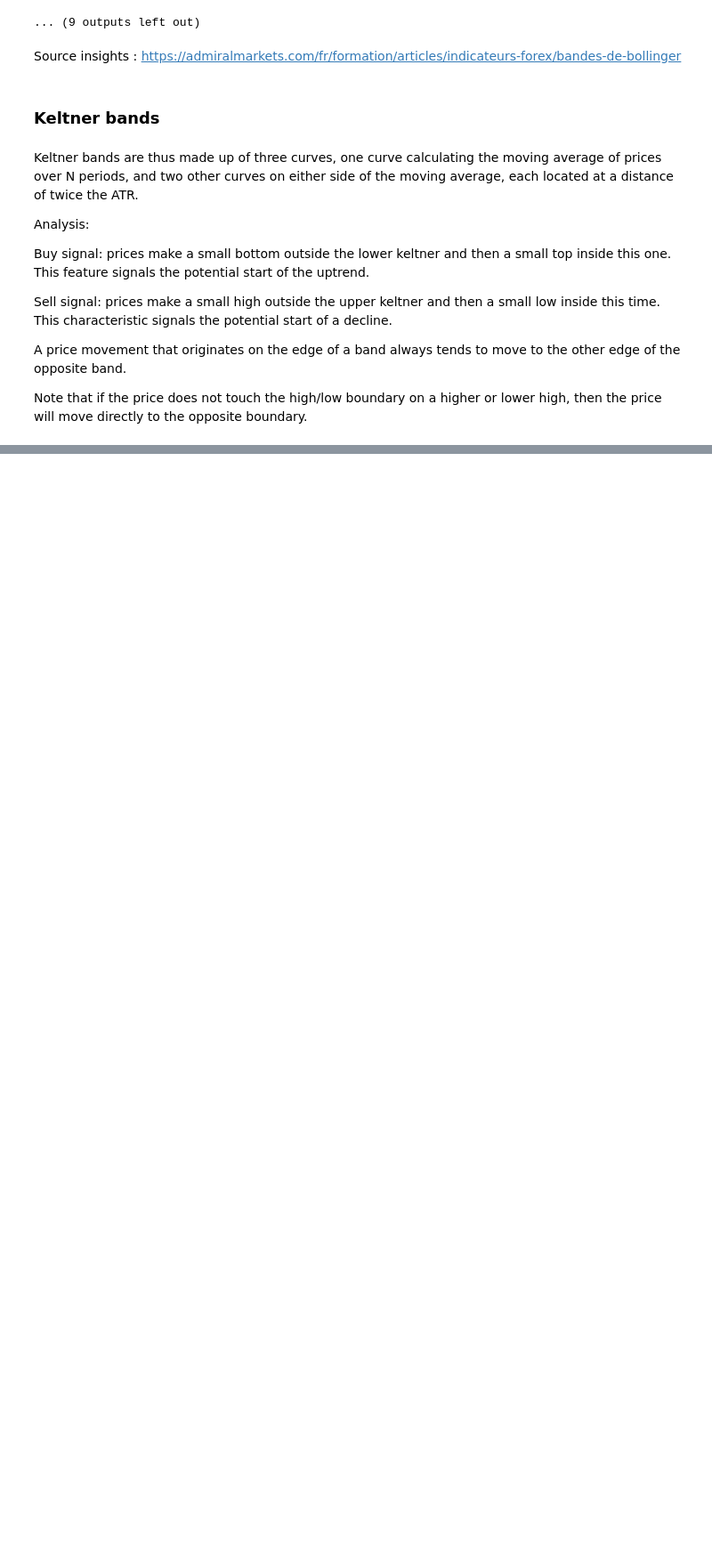
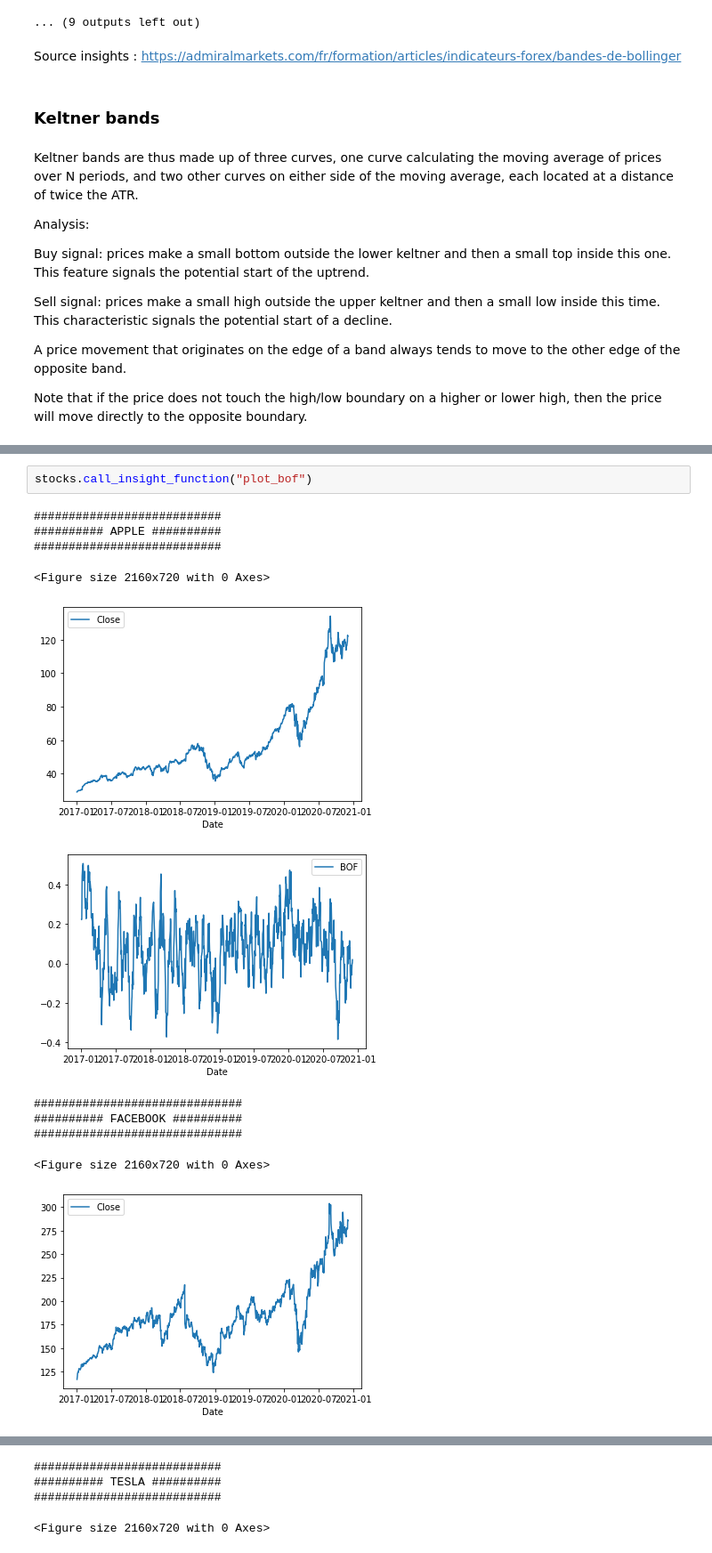
Before and after one commit to yxyfer/BigData-Projet, a Jupyter notebook: project.ipynb, the cells around one changed output, grey strips where cells are left out. Shown at 89% size. Cells and saved outputs as stored; diff of their text form; blank space fills up the shorter version.

```diff
--- a/project.ipynb
+++ b/project.ipynb
@@ -859,0 +962,14 @@ stocks.call_insight_function("plot_kb")
+# %%
+stocks.call_insight_function("plot_bof")
+# %% [output]
+###########################
+########## APPLE ##########
+###########################
+<Figure size 2160x720 with 0 Axes>
+[figure, added]
+[figure, added]
+##############################
+########## FACEBOOK ##########
+##############################
+<Figure size 2160x720 with 0 Axes>
+[figure, added]
@@ -859,0 +977,4 @@ stocks.call_insight_function("plot_kb")
+###########################
+########## TESLA ##########
+###########################
+<Figure size 2160x720 with 0 Axes>
```
Also changed, not shown: parts of 23 cells of this notebook.
